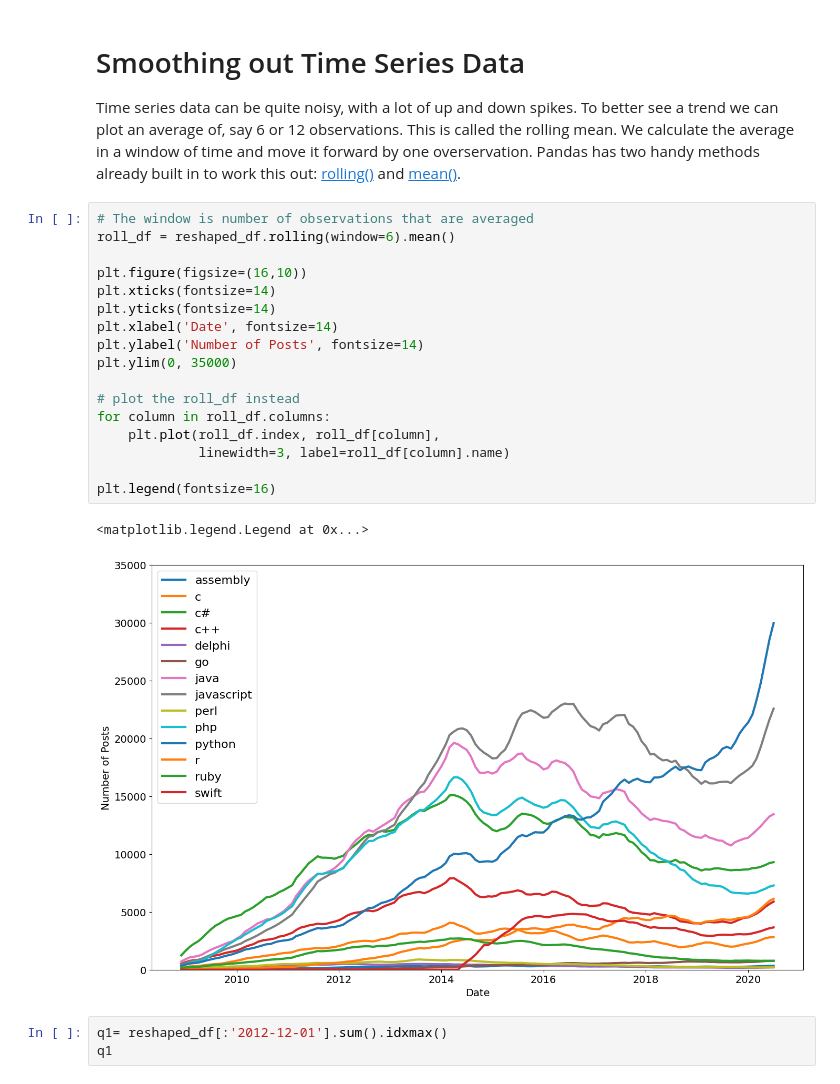
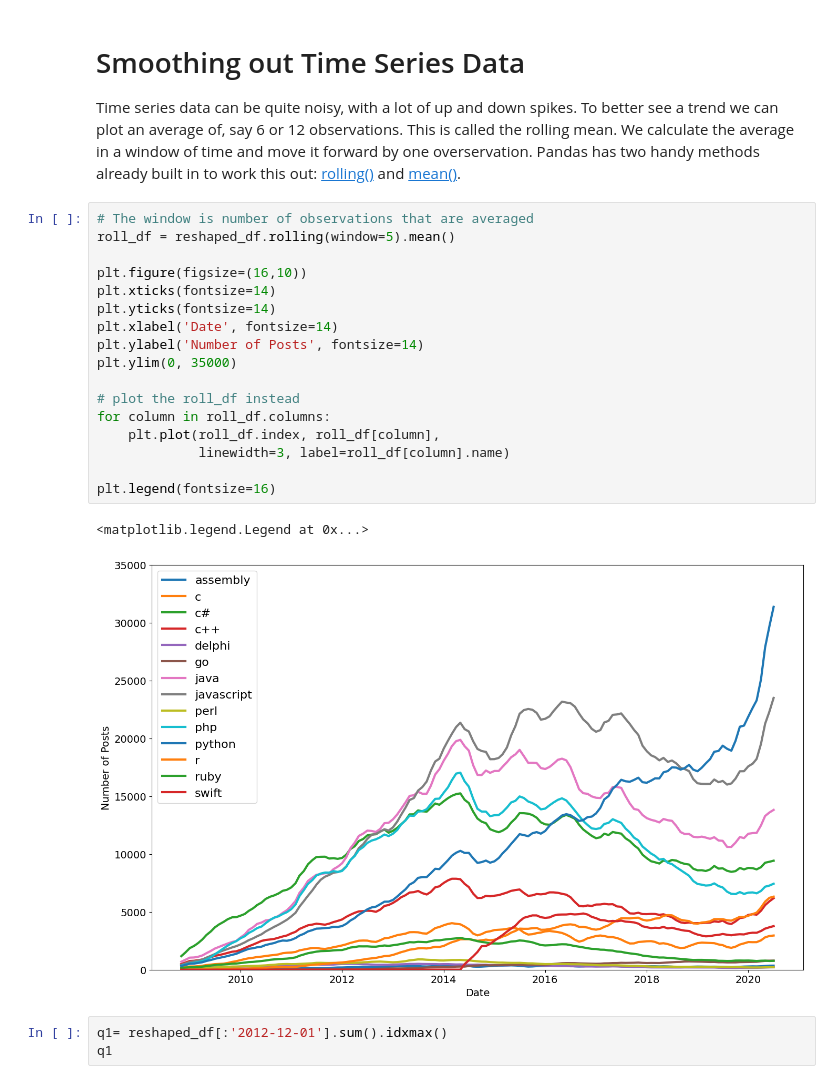
Before and after one commit to hollymartiniosos/100dayspython, a Jupyter notebook: 72. Matplotlib/Programming_Languages.ipynb, the cells around one changed output. Drawn from its saved outputs; the diff is of its cells as text.

```diff
--- a/72. Matplotlib/Programming_Languages.ipynb
+++ b/72. Matplotlib/Programming_Languages.ipynb
@@ -319,24 +319,24 @@ plt.legend(fontsize=16)
 Time series data can be quite noisy, with a lot of up and down spikes. To better see a trend we can plot an average of, say 6 or 12 observations. This is called the rolling mean. We calculate the average in a window of time and move it forward by one overservation. Pandas has two handy methods already built in to work this out: [rolling()](https://pandas.pydata.org/pandas-docs/stable/reference/api/pandas.DataFrame.rolling.html) and [mean()](https://pandas.pydata.org/pandas-docs/stable/reference/api/pandas.core.window.rolling.Rolling.mean.html).
 # %%
 # The window is number of observations that are averaged
-roll_df = reshaped_df.rolling(window=6).mean()
+roll_df = reshaped_df.rolling(window=5).mean()
 
 plt.figure(figsize=(16,10))
 plt.xticks(fontsize=14)
 plt.yticks(fontsize=14)
 plt.xlabel('Date', fontsize=14)
 plt.ylabel('Number of Posts', fontsize=14)
 plt.ylim(0, 35000)
 
 # plot the roll_df instead
 for column in roll_df.columns:
     plt.plot(roll_df.index, roll_df[column],
              linewidth=3, label=roll_df[column].name)
 
 plt.legend(fontsize=16)
 # %% [output]
 <matplotlib.legend.Legend at 0x...>
-[figure, old version]
+[figure, new version]
 # %%
 q1= reshaped_df[:'2012-12-01'].sum().idxmax()
 q1
```
Also changed, not shown: 10 other files.
